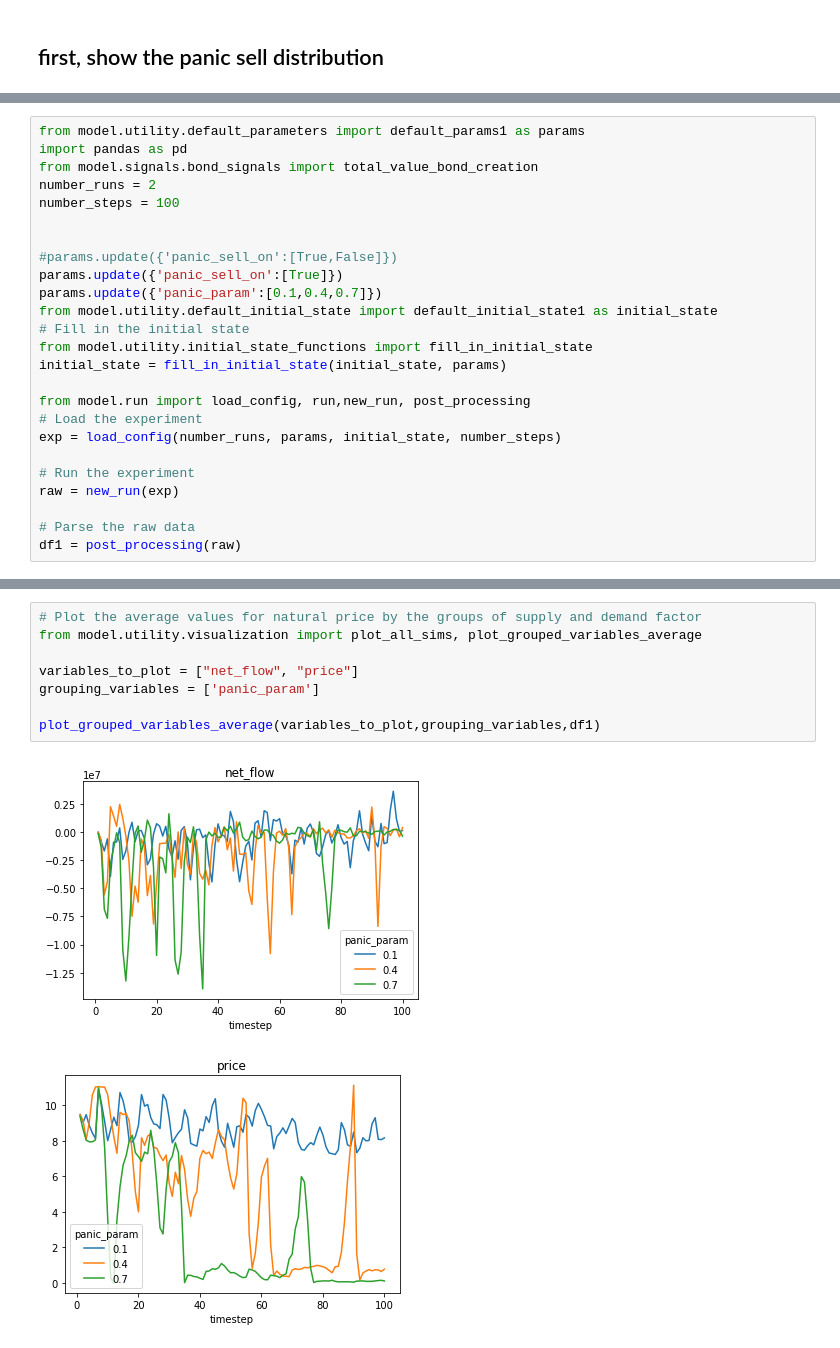
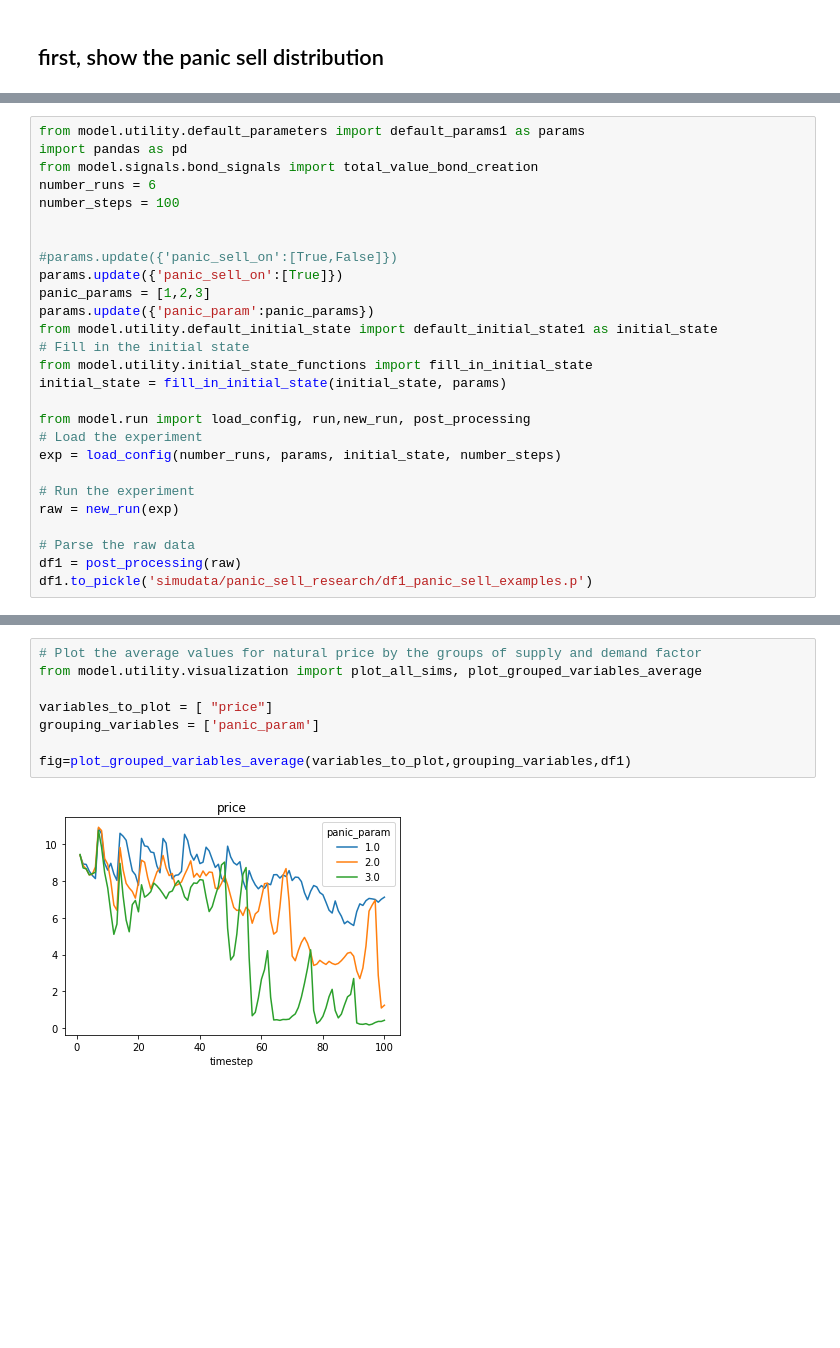
Before and after one commit to OlympusDAO/olympus-digital-twin, a Jupyter notebook: panic_selling_exp.ipynb, the cells around one changed output, grey strips where cells are left out. Drawn from its saved outputs; the diff is of its cells as text; blank space fills up the shorter version.

Commit message:
panic sell related commits

```diff
--- a/panic_selling_exp.ipynb
+++ b/panic_selling_exp.ipynb
@@ -102,13 +66,14 @@ Change of the code:
 from model.utility.default_parameters import default_params1 as params
 import pandas as pd
 from model.signals.bond_signals import total_value_bond_creation
-number_runs = 2
+number_runs = 6
 number_steps = 100
 
 
 #params.update({'panic_sell_on':[True,False]})
 params.update({'panic_sell_on':[True]})
-params.update({'panic_param':[0.1,0.4,0.7]})
+panic_params = [1,2,3]
+params.update({'panic_param':panic_params})
 from model.utility.default_initial_state import default_initial_state1 as initial_state
 # Fill in the initial state
 from model.utility.initial_state_functions import fill_in_initial_state
@@ -123,6 +88,7 @@ raw = new_run(exp)
 
 # Parse the raw data
 df1 = post_processing(raw)
+df1.to_pickle('simudata/panic_sell_research/df1_panic_sell_examples.p')
 # %% [output]
                   ___________    ____
   ________ __ ___/ / ____/   |  / __ \
@@ -147,11 +108,10 @@ plot_simu_interruption_rate(df1,number_steps,labels =[0.1,0.4,0.7])
 # %%
 # Plot the average values for natural price by the groups of supply and demand factor
 from model.utility.visualization import plot_all_sims, plot_grouped_variables_average
 
-variables_to_plot = ["net_flow", "price"]
+variables_to_plot = [ "price"]
 grouping_variables = ['panic_param']
 
-plot_grouped_variables_average(variables_to_plot,grouping_variables,df1)
+fig=plot_grouped_variables_average(variables_to_plot,grouping_variables,df1)
 # %% [output]
-[figure, old version]
+[figure, new version]
-[figure, removed]
```
Also changed, not shown: parts of 38 cells of this notebook, 3 other files.
